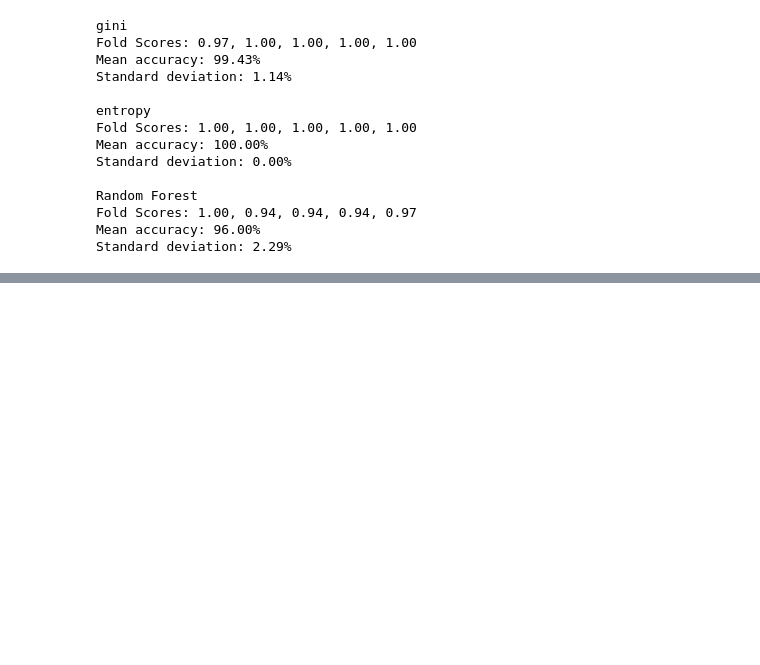
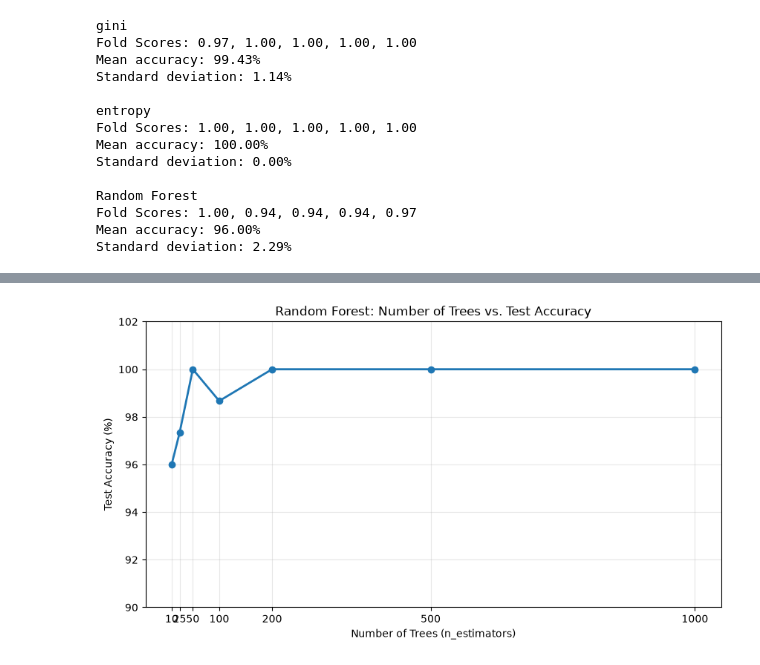
Before and after one commit to m-abdelkawy/data-analysis-msc, a Jupyter notebook: courses/ana505_data_mining/module2_classification_and_regression/week03_decision_trees_random_forests/python/week03_activity.ipynb, the cells around one changed output, grey strips where cells are left out. Cells and saved outputs as stored; diff of their text form; code cells hidden in the pictures; blank space fills up the shorter version.

Commit message:
feat(ana505) add visualization for the forest size vs accuracy

```diff
--- a/courses/ana505_data_mining/module2_classification_and_regression/week03_decision_trees_random_forests/python/week03_activity.ipynb
+++ b/courses/ana505_data_mining/module2_classification_and_regression/week03_decision_trees_random_forests/python/week03_activity.ipynb
@@ -667,0 +670,22 @@ Standard deviation: 2.29%
+# %%
+tree_counts = [10, 25, 50, 100, 200, 500, 1000]
+
+accuracies = []
+
+for n in tree_counts:
+    model = RandomForestClassifier(
+        n_estimators=n,
+        criterion="gini",
+        random_state=42
+    )
+
+    model.fit(x_train, y_train)
+
+    predictions = model.predict(x_test)
+
+    accuracy = accuracy_score(y_test, predictions)
+    accuracies.append(round(accuracy * 100, 2))
+
+    print(f"Trees: {n:4} | Test accuracy: {accuracy:.2%}")
+
+print(accuracies)
@@ -667,0 +701,25 @@ Standard deviation: 2.29%
+# %%
+import matplotlib.pyplot as plt
+
+tree_counts = [10, 25, 50, 100, 200, 500, 1000]
+
+plt.figure(figsize=(10, 5))
+
+plt.plot(
+    tree_counts,
+    accuracies,
+    marker="o",
+    linewidth=2
+)
+
+plt.title("Random Forest: Number of Trees vs. Test Accuracy")
+plt.xlabel("Number of Trees (n_estimators)")
+plt.ylabel("Test Accuracy (%)")
+
+plt.xticks(tree_counts)
+plt.ylim(90, 102)
+plt.grid(True, alpha=0.3)
+
+plt.show()
+# %% [output]
+[figure, added]
```
Also changed, not shown: parts of 2 cells of this notebook.
